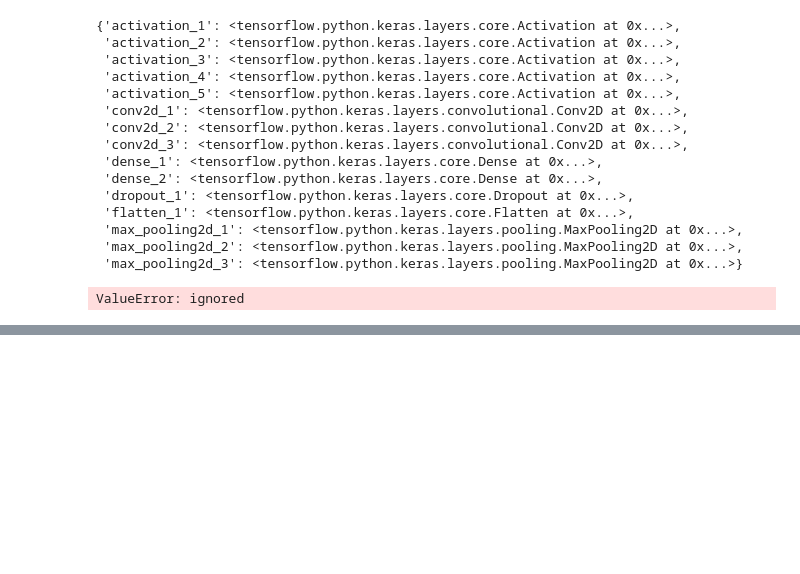
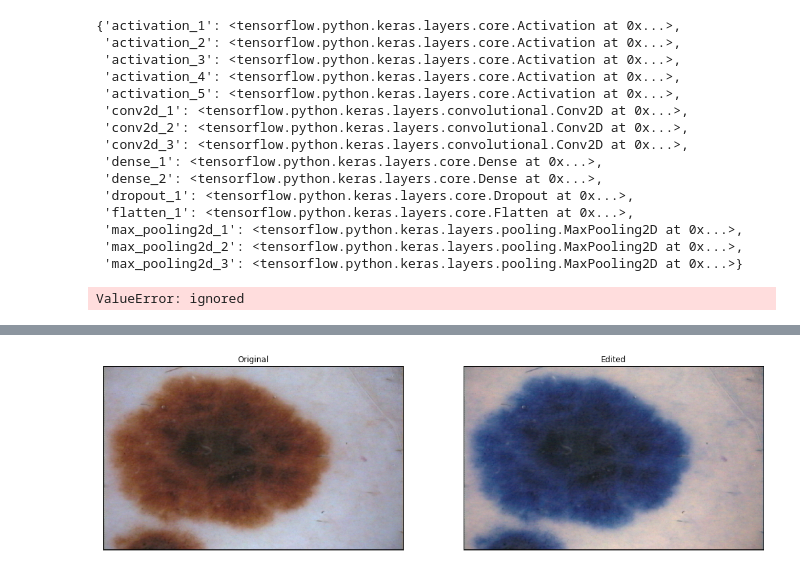
Before and after one commit to FrancescoMariottini/skin_moles_classifier, a Jupyter notebook: image_preprocessing.ipynb, the cells around one changed output, grey strips where cells are left out. Drawn from its saved outputs; the diff is of its cells as text; code cells hidden in the pictures; blank space fills up the shorter version.

```diff
--- a/image_preprocessing.ipynb
+++ b/image_preprocessing.ipynb
@@ -307,0 +341,6 @@ img.shape
+# %%
+#https://stackoverflow.com/questions/42161916/tensorflow-how-to-switch-channels-of-a-tensor-from-rgb-to-bgr
+img_bgr = img_tf[..., ::-1]
+display_two(img_tf, img_bgr)
+# %% [output]
+[figure, added]
```
Also changed, not shown: parts of 10 cells of this notebook.
